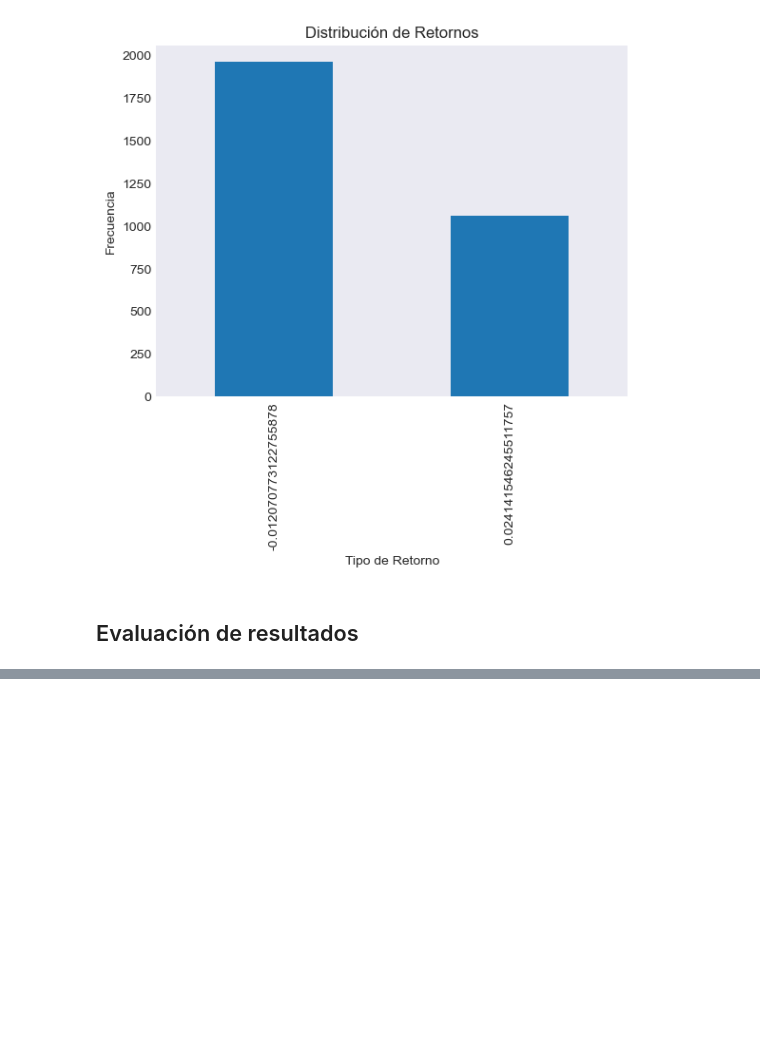
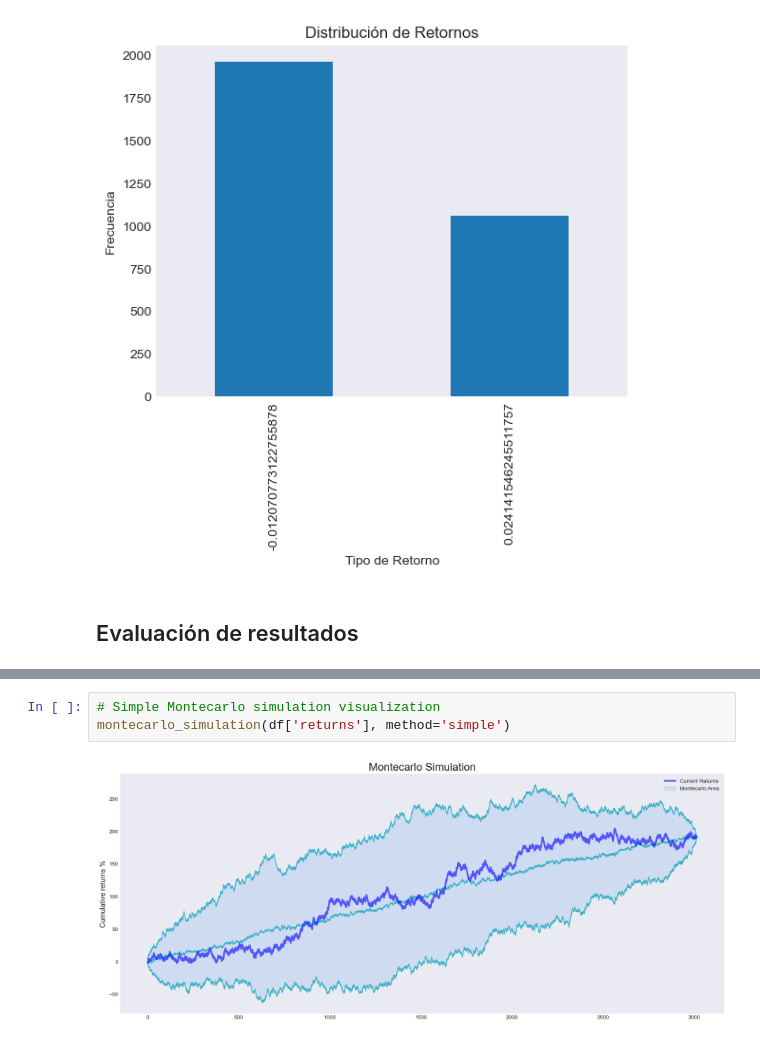
Before and after one commit to ajmtrz/portfolio_management, a Jupyter notebook: trading/alpha_system.ipynb, the cells around one changed output, grey strips where cells are left out. Drawn from its saved outputs; the diff is of its cells as text; blank space fills up the shorter version.

```diff
--- a/trading/alpha_system.ipynb
+++ b/trading/alpha_system.ipynb
@@ -168,0 +174,5 @@ static_backtest_function(weights=weights, portfolio=portfolio, benchmark=benchma
+# %%
+# Simple Montecarlo simulation visualization
+montecarlo_simulation(df['returns'], method='simple')
+# %% [output]
+[figure, added]
```
Also changed, not shown: parts of 3 cells of this notebook, 1 other file.
